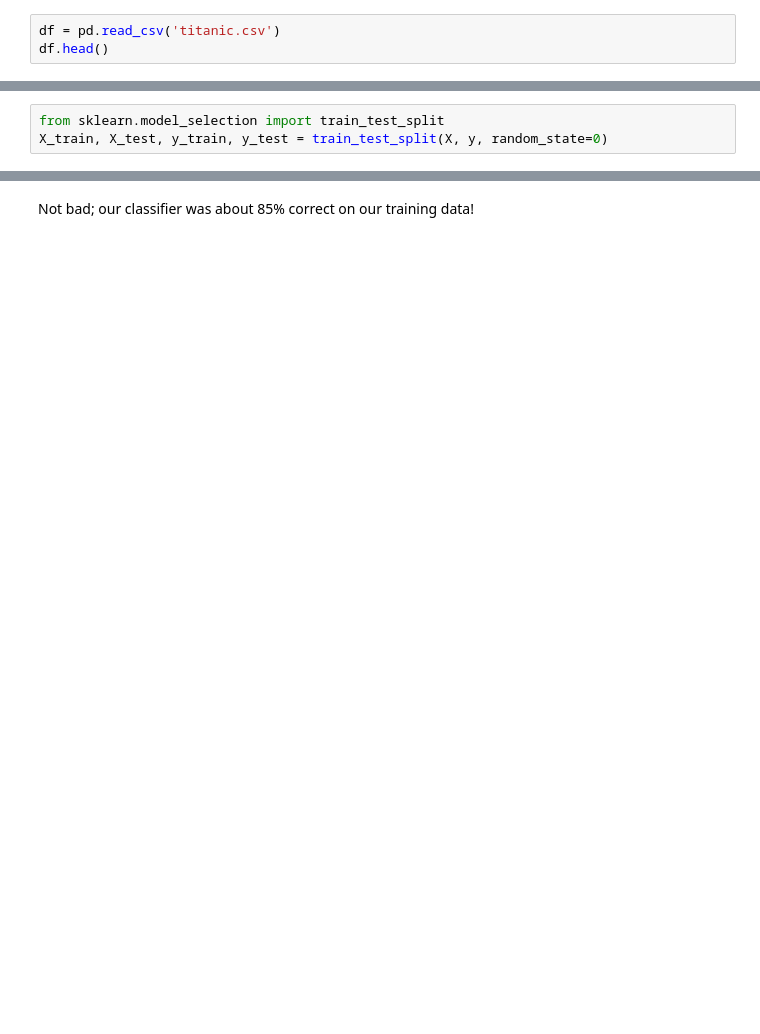
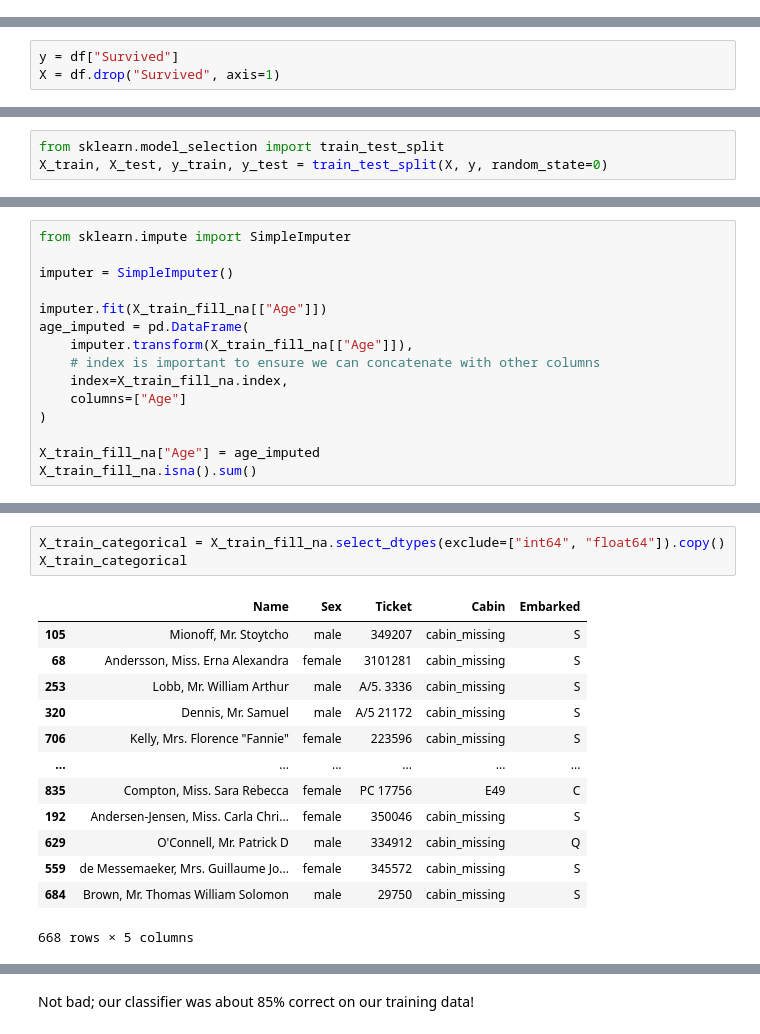
Before and after one commit to learn-co-curriculum/dsc-logistic-regression-in-scikit-learn, a Jupyter notebook: index.ipynb, the cells around one changed output, grey strips where cells are left out. Drawn from its saved outputs; the diff is of its cells as text; blank space fills up the shorter version.

```diff
--- a/index.ipynb
+++ b/index.ipynb
@@ -58,3 +32,0 @@ Wow! That's a lot of columns! (Way more then is useful in practice: we now have
-# %%
-df = pd.read_csv('titanic.csv')
-df.head()
@@ -102,0 +37,3 @@ X.head()
+# %%
+y = df["Survived"]
+X = df.drop("Survived", axis=1)
@@ -105,0 +89,15 @@ X_train, X_test, y_train, y_test = train_test_split(X, y, random_state=0)
+# %%
+from sklearn.impute import SimpleImputer
+
+imputer = SimpleImputer()
+
+imputer.fit(X_train_fill_na[["Age"]])
+age_imputed = pd.DataFrame(
+    imputer.transform(X_train_fill_na[["Age"]]),
+    # index is important to ensure we can concatenate with other columns
+    index=X_train_fill_na.index,
+    columns=["Age"]
+)
+
+X_train_fill_na["Age"] = age_imputed
+X_train_fill_na.isna().sum()
@@ -105,0 +142,17 @@ X_train, X_test, y_train, y_test = train_test_split(X, y, random_state=0)
+# %%
+X_train_categorical = X_train_fill_na.select_dtypes(exclude=["int64", "float64"]).copy()
+X_train_categorical
+# %% [output]
+|  | Name | Sex | Ticket | Cabin | Embarked |
+| 105 | Mionoff, Mr. Stoytcho | male | 349207 | cabin_missing | S |
+| 68 | Andersson, Miss. Erna Alexandra | female | 3101281 | cabin_missing | S |
+| 253 | Lobb, Mr. William Arthur | male | A/5. 3336 | cabin_missing | S |
+| 320 | Dennis, Mr. Samuel | male | A/5 21172 | cabin_missing | S |
+| 706 | Kelly, Mrs. Florence "Fannie" | female | 223596 | cabin_missing | S |
+| ... | ... | ... | ... | ... | ... |
+| 835 | Compton, Miss. Sara Rebecca | female | PC 17756 | E49 | C |
+| 192 | Andersen-Jensen, Miss. Carla Chri... | female | 350046 | cabin_missing | S |
+| 629 | O'Connell, Mr. Patrick D | male | 334912 | cabin_missing | Q |
+| 559 | de Messemaeker, Mrs. Guillaume Jo... | female | 345572 | cabin_missing | S |
+| 684 | Brown, Mr. Thomas William Solomon | male | 29750 | cabin_missing | S |
+668 rows × 5 columns
```
Also changed, not shown: parts of 43 cells of this notebook, 1 other file.
